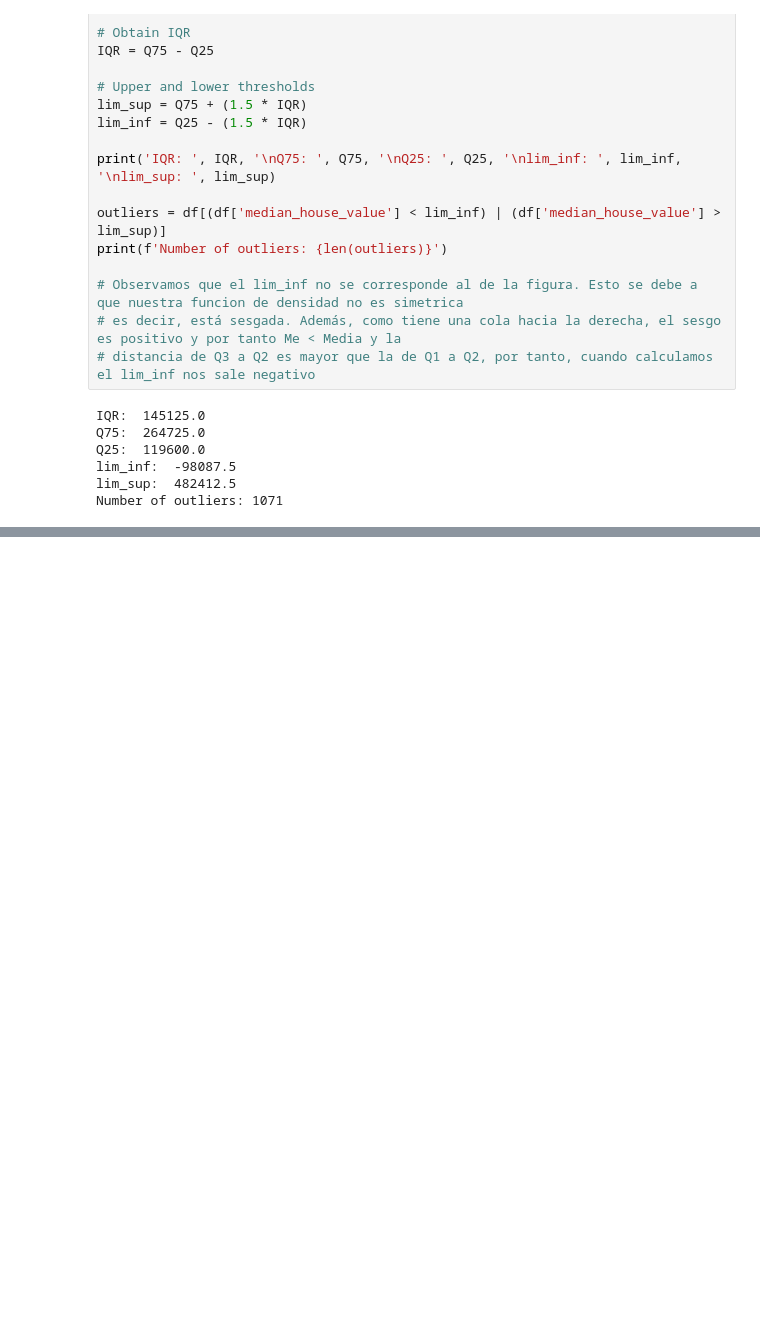
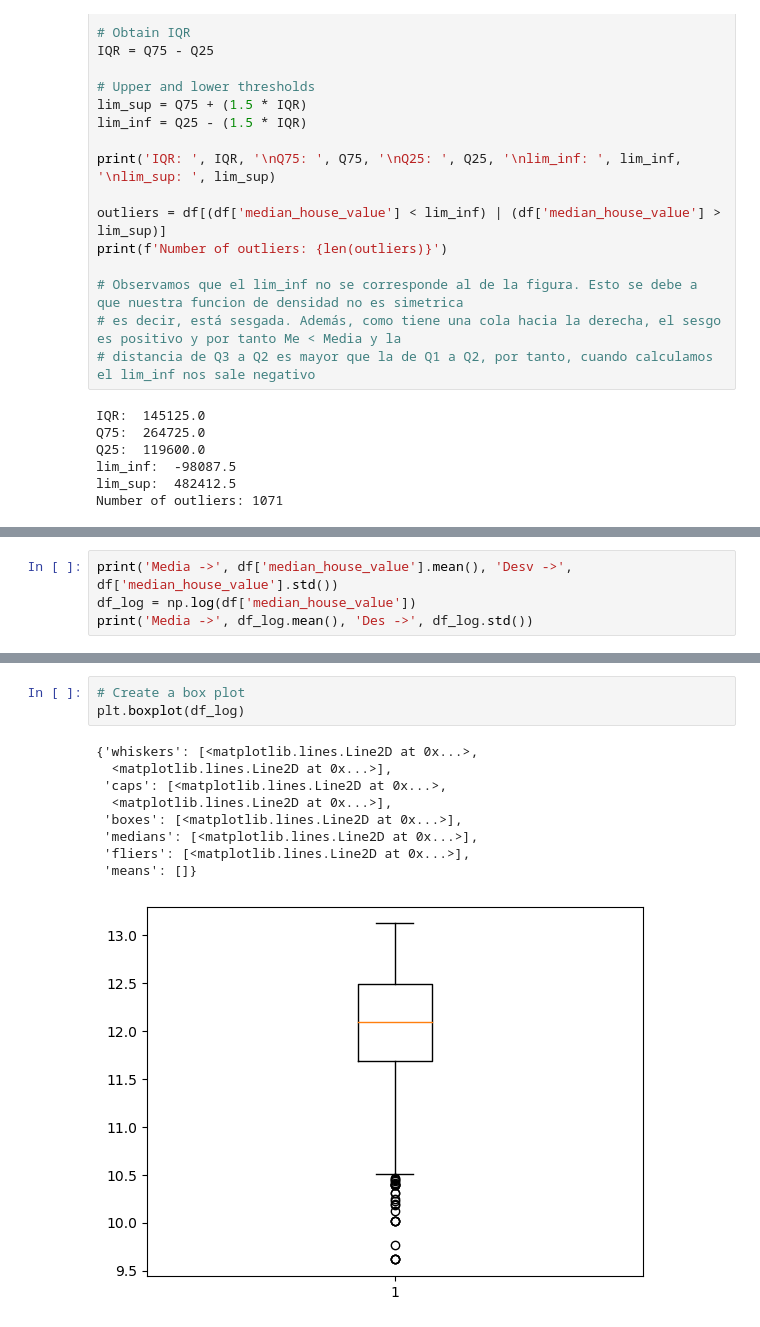
Before and after one commit to francfer-art/Housing, a Jupyter notebook: Anomalias.ipynb, the cells around one changed output, grey strips where cells are left out. Cells and saved outputs as stored; diff of their text form; blank space fills up the shorter version.

```diff
--- a/Anomalias.ipynb
+++ b/Anomalias.ipynb
@@ -130,0 +166,4 @@ df['median_house_value'].kurt()
+# %%
+print('Media ->', df['median_house_value'].mean(), 'Desv ->', df['median_house_value'].std())
+df_log = np.log(df['median_house_value'])
+print('Media ->', df_log.mean(), 'Des ->', df_log.std())
@@ -130,0 +218,13 @@ df['median_house_value'].kurt()
+# %%
+# Create a box plot
+plt.boxplot(df_log)
+# %% [output]
+{'whiskers': [<matplotlib.lines.Line2D at 0x...>,
+  <matplotlib.lines.Line2D at 0x...>],
+ 'caps': [<matplotlib.lines.Line2D at 0x...>,
+  <matplotlib.lines.Line2D at 0x...>],
+ 'boxes': [<matplotlib.lines.Line2D at 0x...>],
+ 'medians': [<matplotlib.lines.Line2D at 0x...>],
+ 'fliers': [<matplotlib.lines.Line2D at 0x...>],
+ 'means': []}
+[figure, added]
```
Also changed, not shown: parts of 26 cells of this notebook, 3 other files.
